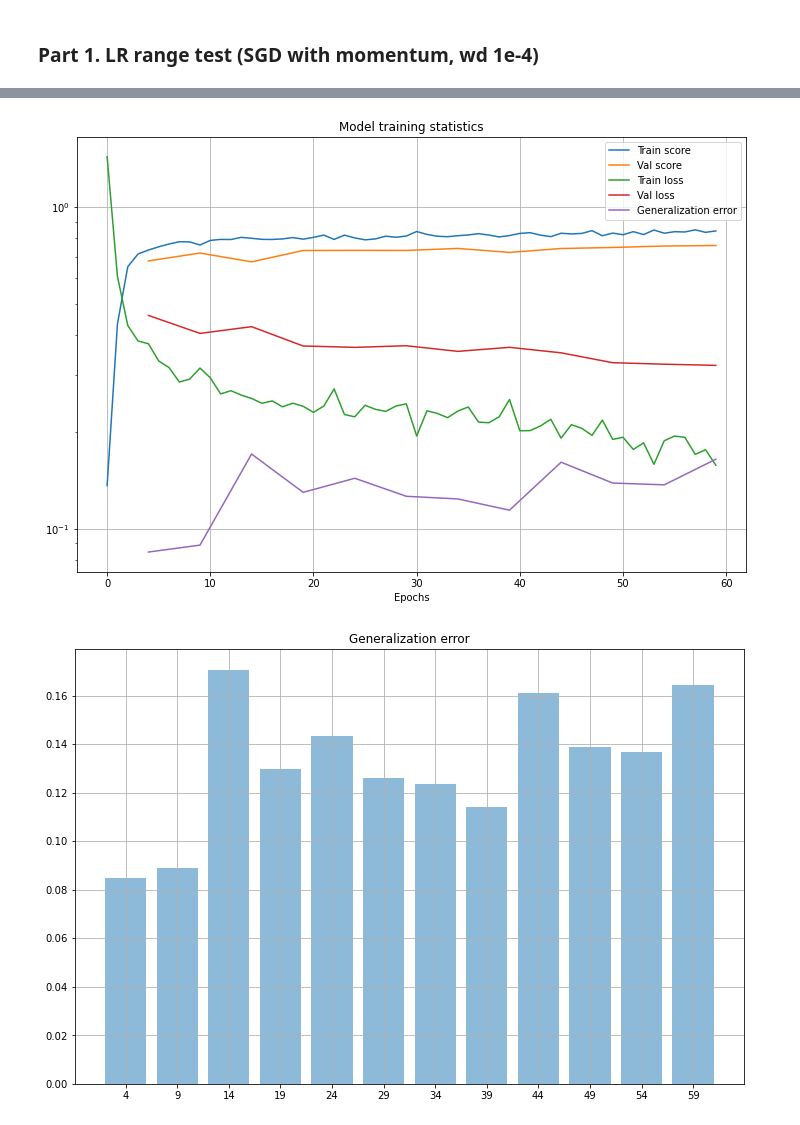
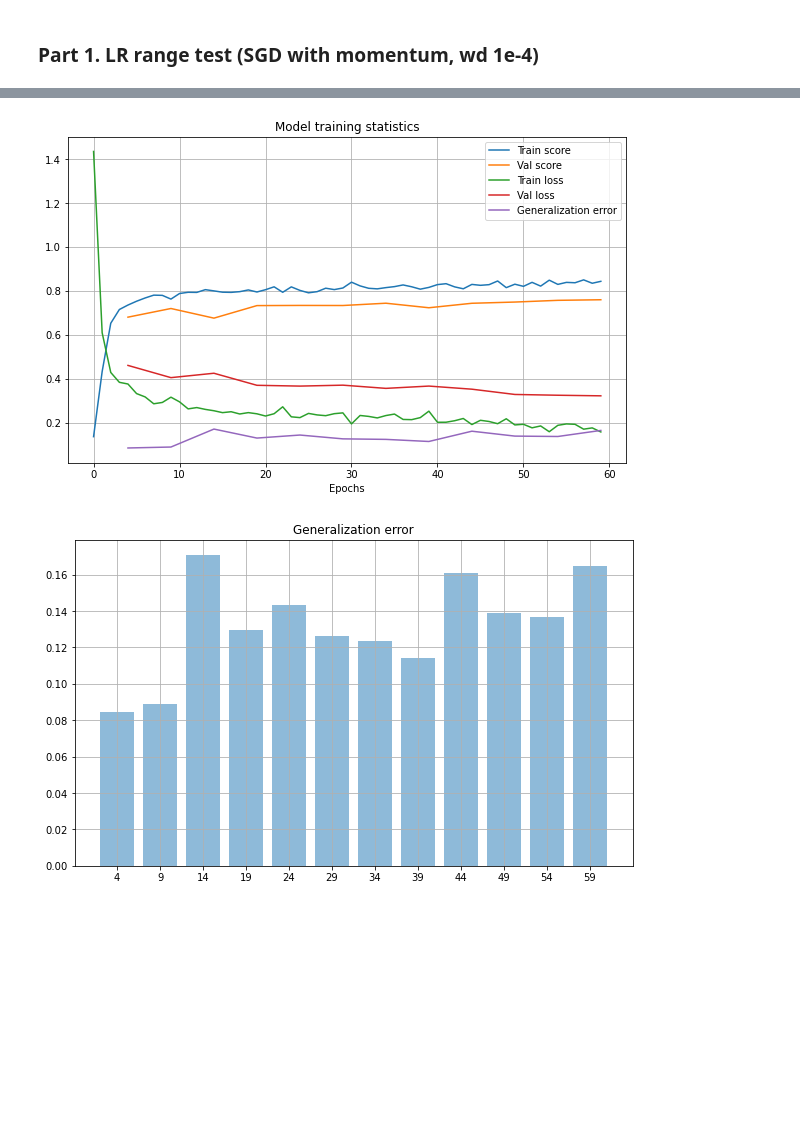
Before and after one commit to fsun2000/DeepViewAgg, a Jupyter notebook: notebooks/superconvergence.ipynb, the cells around one changed output, grey strips where cells are left out. Cells and saved outputs as stored; diff of their text form; code cells hidden in the pictures; blank space fills up the shorter version.

```diff
--- a/notebooks/superconvergence.ipynb
+++ b/notebooks/superconvergence.ipynb
@@ -180,16 +182,16 @@ plot_barchart(val_range, data['val_scores'], 'Validation score', ylim=[0.7, 0.77
 # %%
 # MVFusion_3D_large
 
 data = read_scores(file='superconvergence/MVFusion_3D_large/train_sgd_wd1e-4_lr0.3.out')
-plot_graph(data, log_scale=True)
+plot_graph(data, log_scale=False)
 
 # Generalization error
 val_range = range(4, len(data['train_losses']) - len(data['train_losses']) % 5, 5)
 gen_error = np.array(data['val_losses']) - np.array([data['train_losses'][i] for i in val_range])
 plot_barchart(val_range, gen_error, 'Generalization error')
 plot_barchart(val_range, data['val_scores'], 'Validation score', ylim=[0.7, 0.77])
 
 # gradient flow: https://jupyter.lisa.surfsara.nl/2021/user/fsun/view/DeepViewAgg/outputs/2022-11-22/20-41-13/gradient_flow.png
 # %% [output]
-[figure, old version]
+[figure, new version]
-[figure, old version]
+[figure, new version]
```
Also changed, not shown: parts of 9 cells of this notebook, 33 other files.
